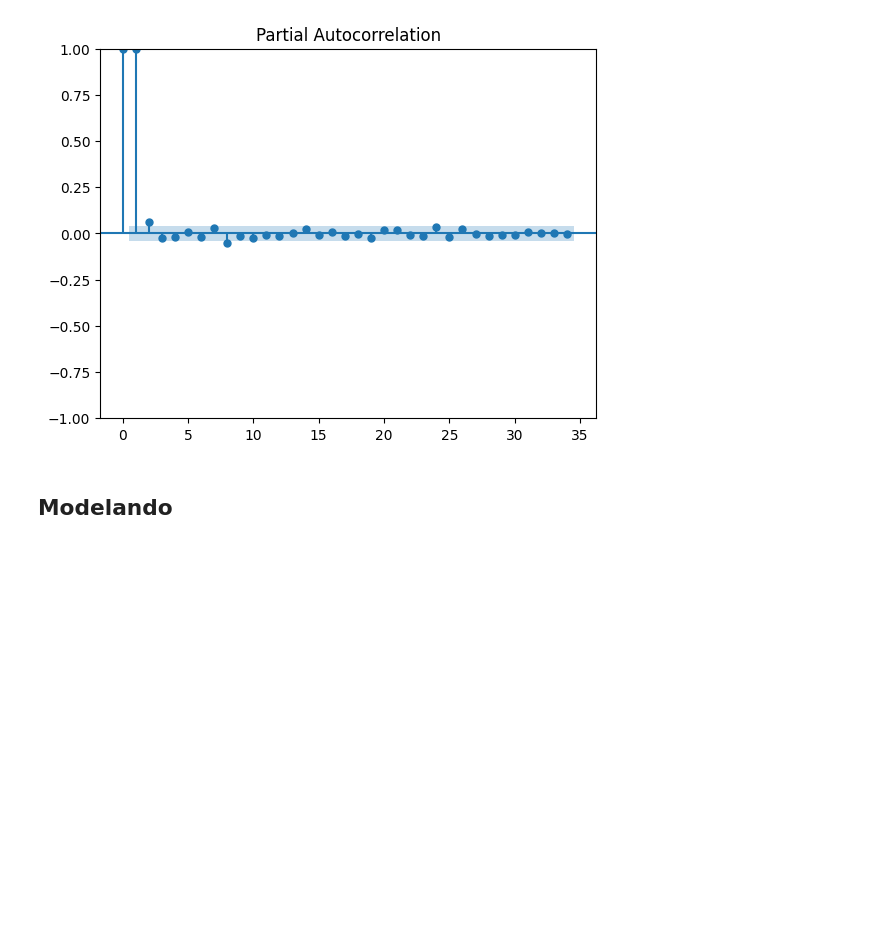
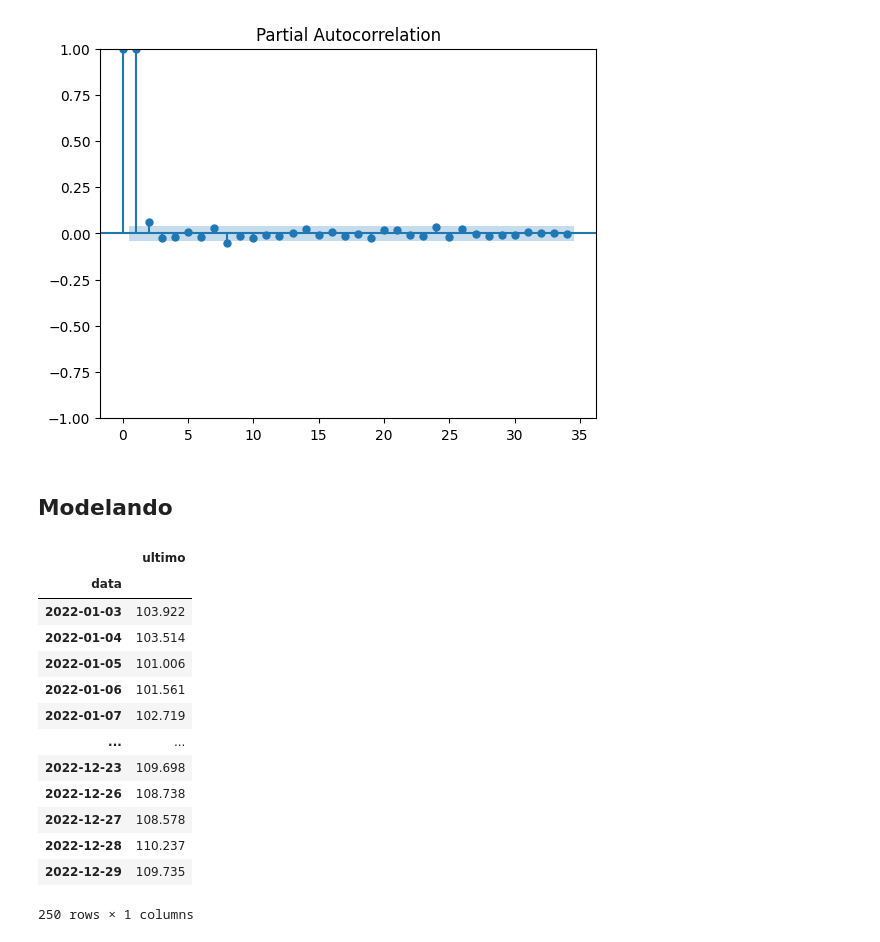
Before and after one commit to jorgeplatero/postech_techchallenge_fase_2, a Jupyter notebook: notebook.ipynb, the cells around one changed output. Cells and saved outputs as stored; diff of their text form; code cells hidden in the pictures; blank space fills up the shorter version.

```diff
--- a/notebook.ipynb
+++ b/notebook.ipynb
@@ -352,3 +358,21 @@ plot_pacf(df.values)
 [figure]
 # %% [markdown]
 ## Modelando
+# %%
+df = df.loc[(df.index >= '2022-01-01') & (df.index < '2023-01-01')]
+df
+# %% [output]
+|  | ultimo |
+| data |  |
+| 2022-01-03 | 103.922 |
+| 2022-01-04 | 103.514 |
+| 2022-01-05 | 101.006 |
+| 2022-01-06 | 101.561 |
+| 2022-01-07 | 102.719 |
+| ... | ... |
+| 2022-12-23 | 109.698 |
+| 2022-12-26 | 108.738 |
+| 2022-12-27 | 108.578 |
+| 2022-12-28 | 110.237 |
+| 2022-12-29 | 109.735 |
+250 rows × 1 columns
```
Also changed, not shown: parts of 5 cells of this notebook.
